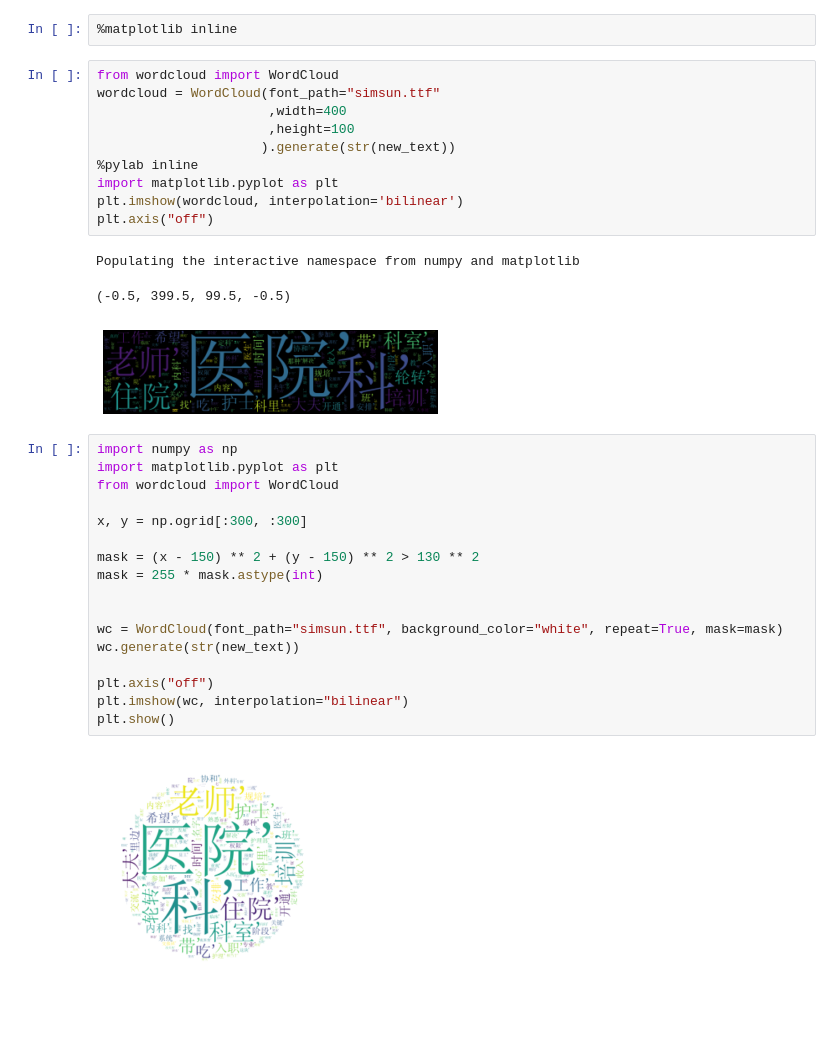
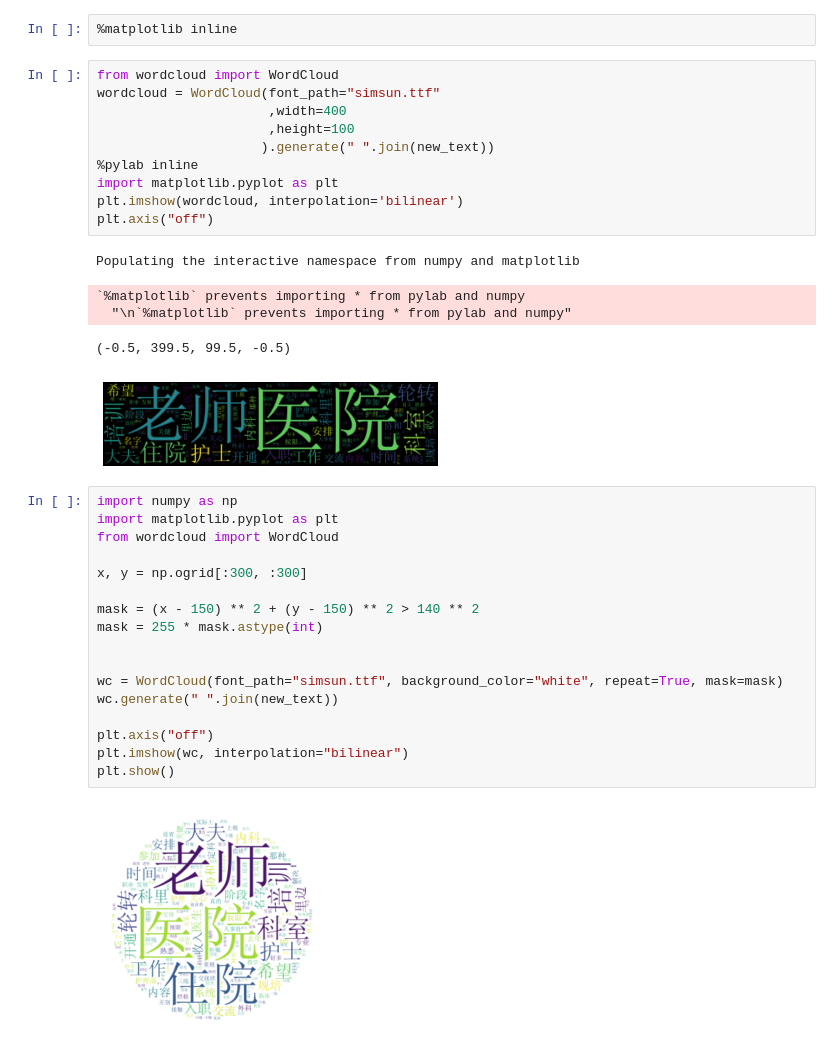
Before and after one commit to yutianc/BinderOne, a Jupyter notebook: 01_worldcloud/分词&彩色词云.ipynb, the cells around one changed output. Drawn from its saved outputs; the diff is of its cells as text; blank space fills up the shorter version.

```diff
--- a/01_worldcloud/分词&彩色词云.ipynb
+++ b/01_worldcloud/分词&彩色词云.ipynb
@@ -94,17 +85,19 @@ print(type(new_text))
 # %%
 from wordcloud import WordCloud
 wordcloud = WordCloud(font_path="simsun.ttf"
                       ,width=400
                       ,height=100
-                     ).generate(str(new_text))
+                     ).generate(" ".join(new_text))
 %pylab inline
 import matplotlib.pyplot as plt
 plt.imshow(wordcloud, interpolation='bilinear')
 plt.axis("off")
 # %% [output]
 Populating the interactive namespace from numpy and matplotlib
-(-0.5, 399.5, 99.5, -0.5)
+`%matplotlib` prevents importing * from pylab and numpy
+  "\n`%matplotlib` prevents importing * from pylab and numpy"
+(-0.5, 399.5, 99.5, -0.5)
-[figure, old version]
+[figure, new version]
 # %%
 import numpy as np
 import matplotlib.pyplot as plt
@@ -112,15 +105,15 @@ from wordcloud import WordCloud
 
 x, y = np.ogrid[:300, :300]
 
-mask = (x - 150) ** 2 + (y - 150) ** 2 > 130 ** 2
+mask = (x - 150) ** 2 + (y - 150) ** 2 > 140 ** 2
 mask = 255 * mask.astype(int)
 
 
 wc = WordCloud(font_path="simsun.ttf", background_color="white", repeat=True, mask=mask)
-wc.generate(str(new_text))
+wc.generate(" ".join(new_text))
 
 plt.axis("off")
 plt.imshow(wc, interpolation="bilinear")
 plt.show()
 # %% [output]
-[figure, old version]
+[figure, new version]
```
Also changed, not shown: parts of 9 cells of this notebook, 1 other file.
